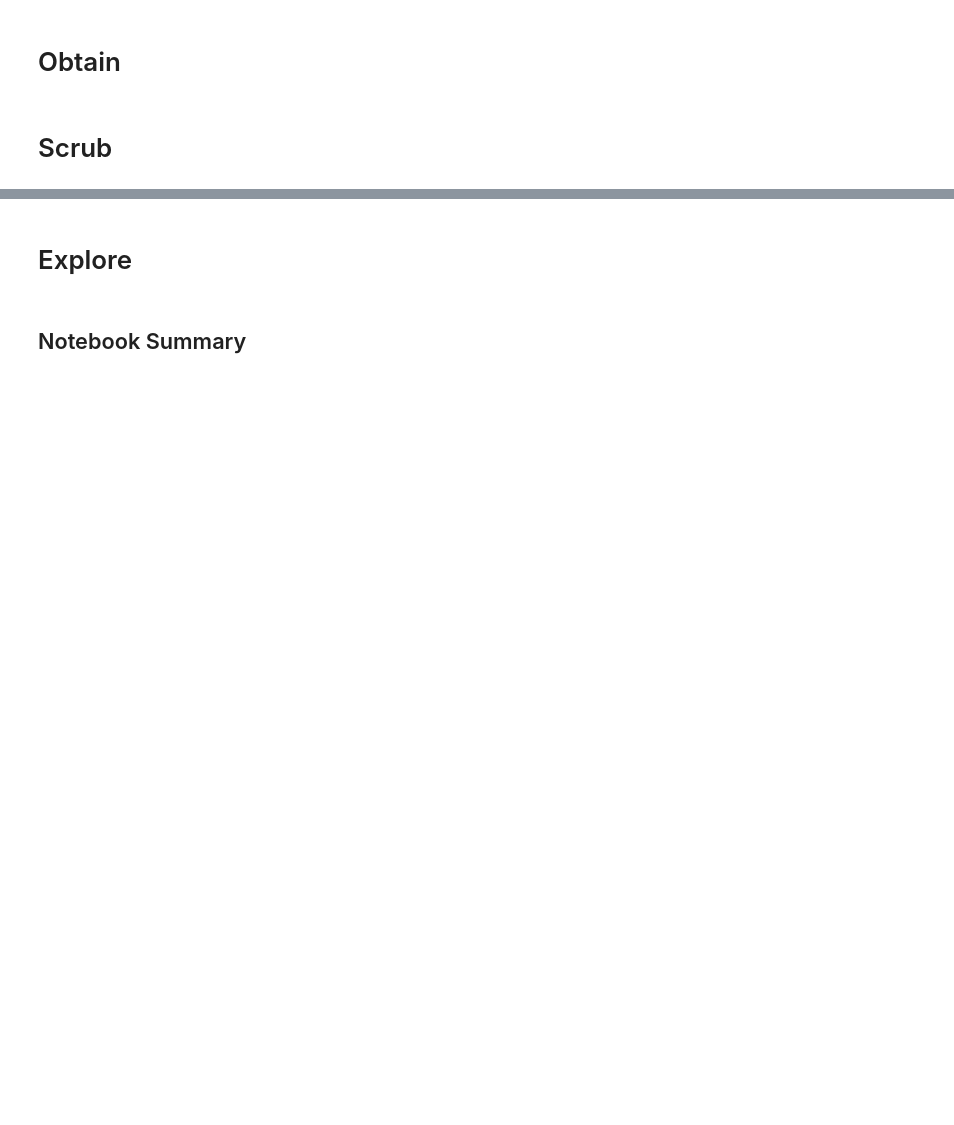
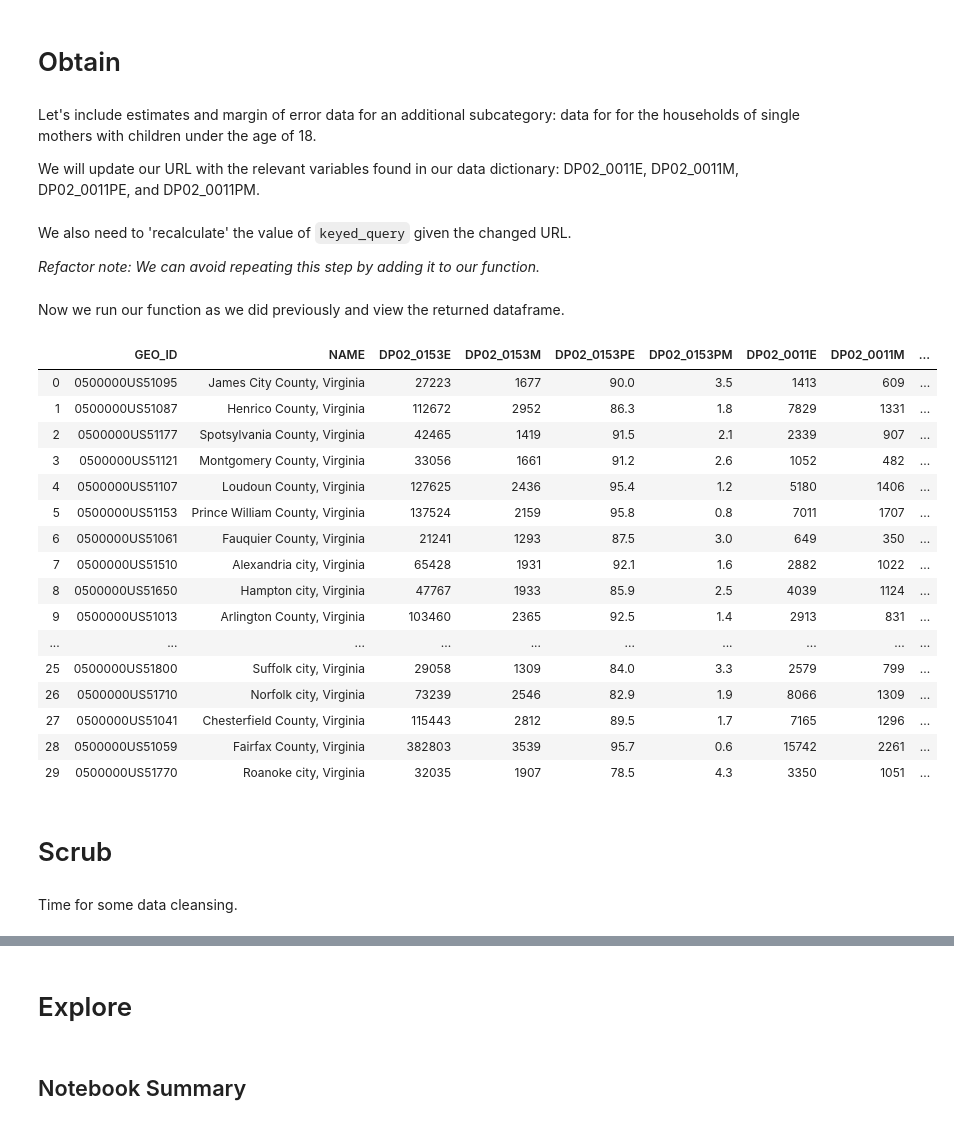
Before and after one commit to jammy-bot/acs-api, a Jupyter notebook: notebooks/2-api-data.ipynb, the cells around one changed output, grey strips where cells are left out. Cells and saved outputs as stored; diff of their text form; code cells hidden in the pictures; blank space fills up the shorter version.

```diff
--- a/notebooks/2-api-data.ipynb
+++ b/notebooks/2-api-data.ipynb
@@ -211,4 +219,46 @@ api_df
 # %% [markdown]
 # Obtain
+# %% [markdown]
+Let's include estimates and margin of error data for an additional subcategory: data for for the households of single mothers with children under the age of 18.
+
+We will update our URL with the relevant variables found in our data dictionary: DP02_0011E, DP02_0011M, DP02_0011PE, and DP02_0011PM.
+# %%
+# updating the api url
+api_url = "https://api.census.gov/data/2019/acs/acs1/profile?get=GEO_ID,NAME,DP02_0153E,DP02_0153M,DP02_0153PE,DP02_0153PM,DP02_0011E,DP02_0011M,DP02_0011PE,DP02_0011PM&for=county:*&in=state:51"
+# %% [markdown]
+We also need to 'recalculate' the value of `keyed_query` given the changed URL.
+
+*Refactor note: We can avoid repeating this step by adding it to our function.*
+# %%
+# updating the keyed_query
+keyed_query = api_url + f"&key={key}"
+# %% [markdown]
+Now we run our function as we did previously and view the returned dataframe.
+# %%
+# executing the query
+api_df = api_json_to_df(keyed_query)
+
+# viewing the dataframe
+api_df
+# %% [output]
+|  | GEO_ID | NAME | DP02_0153E | DP02_0153M | DP02_0153PE | DP02_0153PM | DP02_0011E | DP02_0011M | ... |
+| 0 | 0500000US51095 | James City County, Virginia | 27223 | 1677 | 90.0 | 3.5 | 1413 | 609 | ... |
+| 1 | 0500000US51087 | Henrico County, Virginia | 112672 | 2952 | 86.3 | 1.8 | 7829 | 1331 | ... |
+| 2 | 0500000US51177 | Spotsylvania County, Virginia | 42465 | 1419 | 91.5 | 2.1 | 2339 | 907 | ... |
+| 3 | 0500000US51121 | Montgomery County, Virginia | 33056 | 1661 | 91.2 | 2.6 | 1052 | 482 | ... |
+| 4 | 0500000US51107 | Loudoun County, Virginia | 127625 | 2436 | 95.4 | 1.2 | 5180 | 1406 | ... |
+| 5 | 0500000US51153 | Prince William County, Virginia | 137524 | 2159 | 95.8 | 0.8 | 7011 | 1707 | ... |
+| 6 | 0500000US51061 | Fauquier County, Virginia | 21241 | 1293 | 87.5 | 3.0 | 649 | 350 | ... |
+| 7 | 0500000US51510 | Alexandria city, Virginia | 65428 | 1931 | 92.1 | 1.6 | 2882 | 1022 | ... |
+| 8 | 0500000US51650 | Hampton city, Virginia | 47767 | 1933 | 85.9 | 2.5 | 4039 | 1124 | ... |
+| 9 | 0500000US51013 | Arlington County, Virginia | 103460 | 2365 | 92.5 | 1.4 | 2913 | 831 | ... |
+| ... | ... | ... | ... | ... | ... | ... | ... | ... | ... |
+| 25 | 0500000US51800 | Suffolk city, Virginia | 29058 | 1309 | 84.0 | 3.3 | 2579 | 799 | ... |
+| 26 | 0500000US51710 | Norfolk city, Virginia | 73239 | 2546 | 82.9 | 1.9 | 8066 | 1309 | ... |
+| 27 | 0500000US51041 | Chesterfield County, Virginia | 115443 | 2812 | 89.5 | 1.7 | 7165 | 1296 | ... |
+| 28 | 0500000US51059 | Fairfax County, Virginia | 382803 | 3539 | 95.7 | 0.6 | 15742 | 2261 | ... |
+| 29 | 0500000US51770 | Roanoke city, Virginia | 32035 | 1907 | 78.5 | 4.3 | 3350 | 1051 | ... |
 # %% [markdown]
 # Scrub
+# %% [markdown]
+Time for some data cleansing.
```
Also changed, not shown: parts of 11 cells of this notebook.
